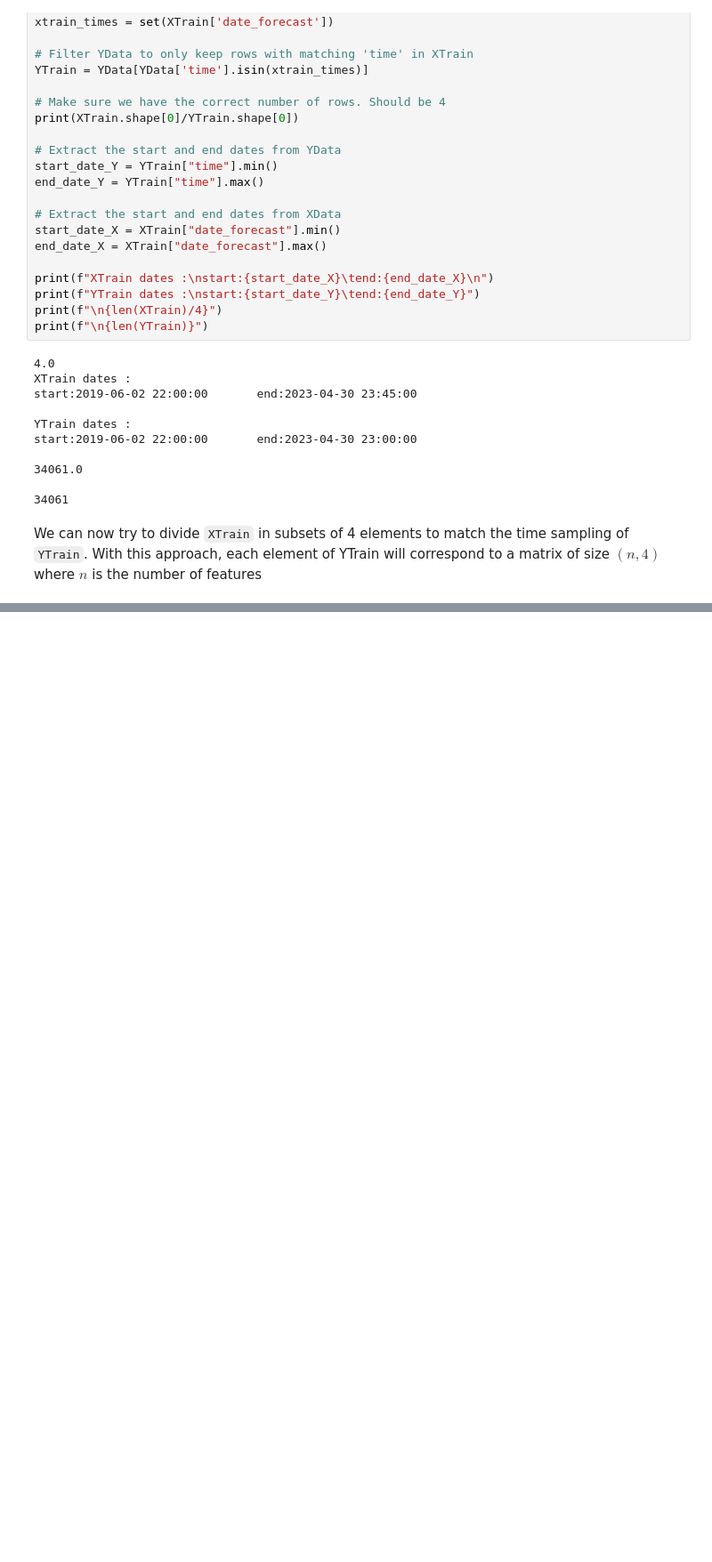
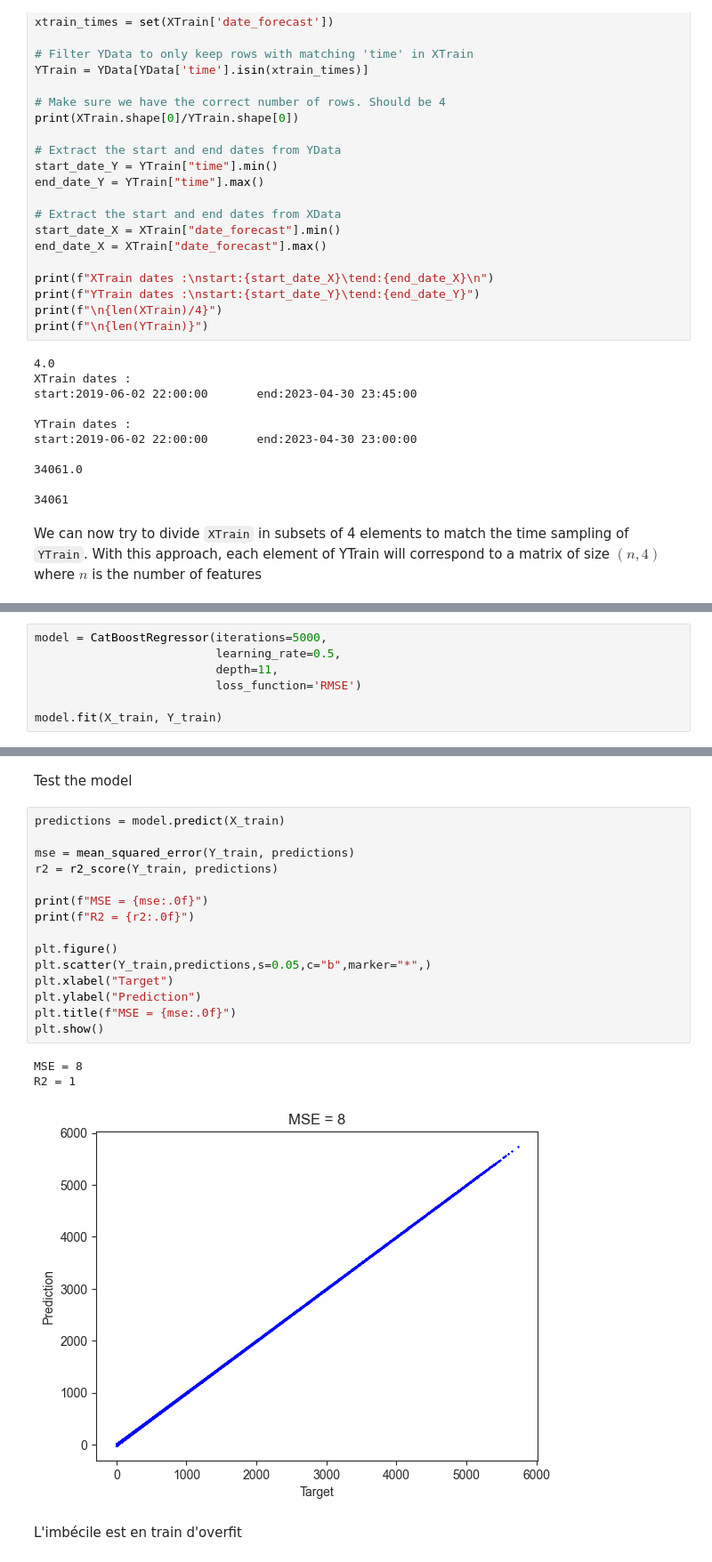
Before and after one commit to hugokerino/Energy-forecasting-NTNU, a Jupyter notebook: data/Noe/Data_exploration.ipynb, the cells around one changed output, grey strips where cells are left out. Shown at 89% size. Cells and saved outputs as stored; diff of their text form; blank space fills up the shorter version.

```diff
--- a/data/Noe/Data_exploration.ipynb
+++ b/data/Noe/Data_exploration.ipynb
@@ -544,0 +671,7 @@ YData_selected = YData_selected['pv_measurement']
+# %%
+model = CatBoostRegressor(iterations=5000,
+                          learning_rate=0.5,
+                          depth=11,
+                          loss_function='RMSE')
+
+model.fit(X_train, Y_train)
@@ -544,0 +697,23 @@ YData_selected = YData_selected['pv_measurement']
+# %% [markdown]
+Test the model
+# %%
+predictions = model.predict(X_train)
+
+mse = mean_squared_error(Y_train, predictions)
+r2 = r2_score(Y_train, predictions)
+
+print(f"MSE = {mse:.0f}")
+print(f"R2 = {r2:.0f}")
+
+plt.figure()
+plt.scatter(Y_train,predictions,s=0.05,c="b",marker="*",)
+plt.xlabel("Target")
+plt.ylabel("Prediction")
+plt.title(f"MSE = {mse:.0f}")
+plt.show()
+# %% [output]
+MSE = 8
+R2 = 1
+[figure, added]
+# %% [markdown]
+L'imbécile est en train d'overfit
```
Also changed, not shown: parts of 22 cells of this notebook.
